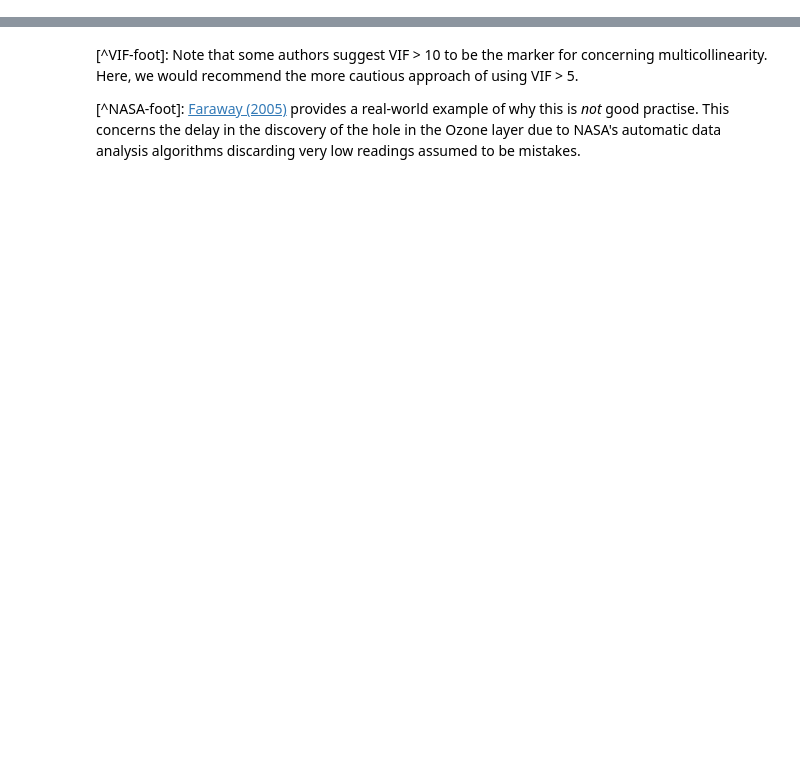
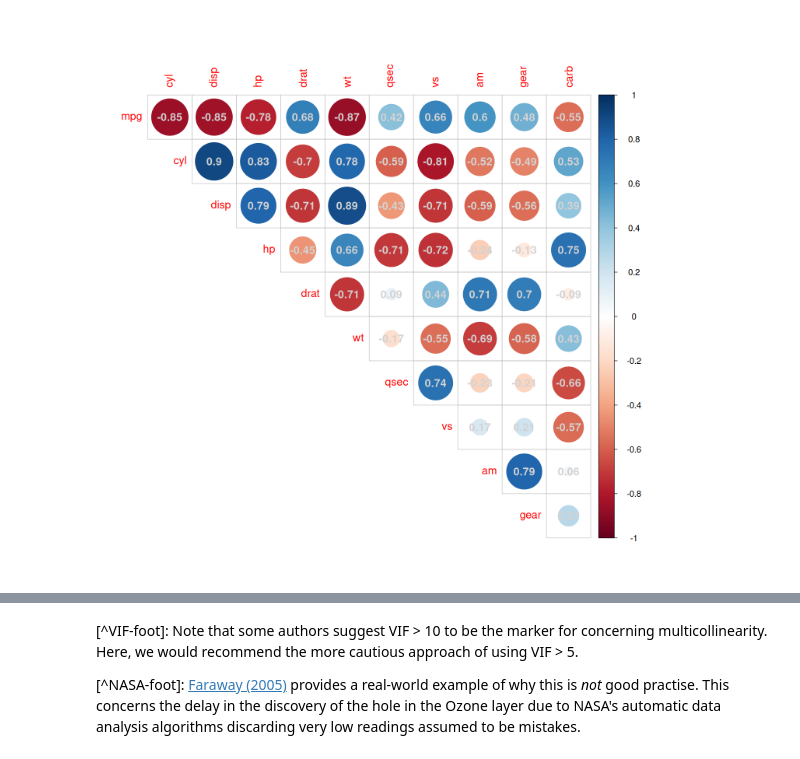
Before and after one commit to PCHN63101-Advanced-Data-Skills/Assumptions-Diagnostics-Transforms, a Jupyter notebook: 4.diagnostic-plots.ipynb, the cells around one changed output, grey strips where cells are left out. Saved outputs shown, nothing was run; the diff lists cells and outputs as text; code cells hidden in the pictures; blank space fills up the shorter version.

```diff
--- a/4.diagnostic-plots.ipynb
+++ b/4.diagnostic-plots.ipynb
@@ -71,0 +56,11 @@ it is *not* technically correct to assume the same for the *errors*. This is bec
+# %%
+library('corrplot')
+
+data(mtcars)
+par(cex=1.4)
+corrplot(cor(mtcars),
+        type='upper',            # just upper-diagonal
+        addCoef.col='lightgrey', # add coeficient labels
+        diag=FALSE)              # hide diagonal
+# %% [output]
+[figure, added]
```
Also changed, not shown: parts of 23 cells of this notebook, 52 other files.
